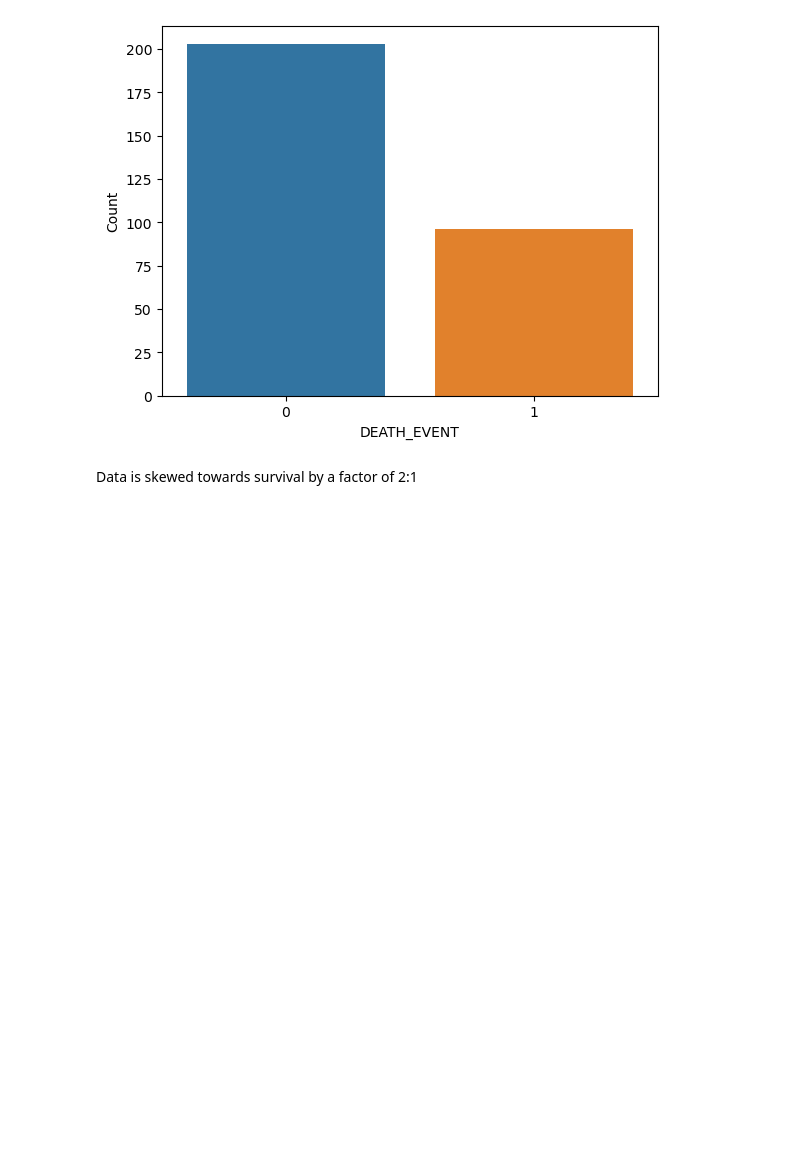
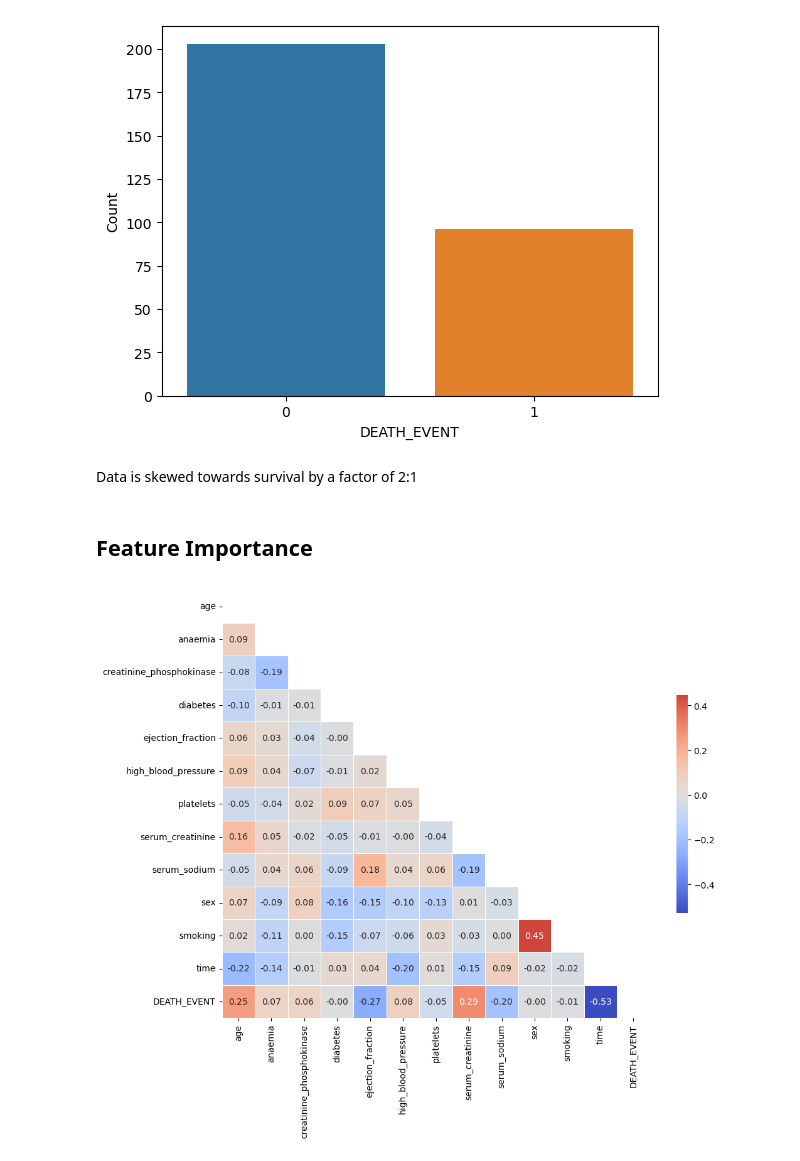
Before and after one commit to ADPriceless/TDA_Asssignment_HeartFailure, a Jupyter notebook: exploration.ipynb, the cells around one changed output. Cells and saved outputs as stored; diff of their text form; code cells hidden in the pictures; blank space fills up the shorter version.

Commit message:
examine feature importance

```diff
--- a/exploration.ipynb
+++ b/exploration.ipynb
@@ -89,3 +89,9 @@ sns.barplot(df_outcome_count, x='DEATH_EVENT', y='Count')
 [figure]
 # %% [markdown]
 Data is skewed towards survival by a factor of 2:1
+# %% [markdown]
+## Feature Importance
+# %%
+graph.plot_correlation_matrix(df_heart)
+# %% [output]
+[figure, added]
```
Also changed, not shown: parts of 12 cells of this notebook.
